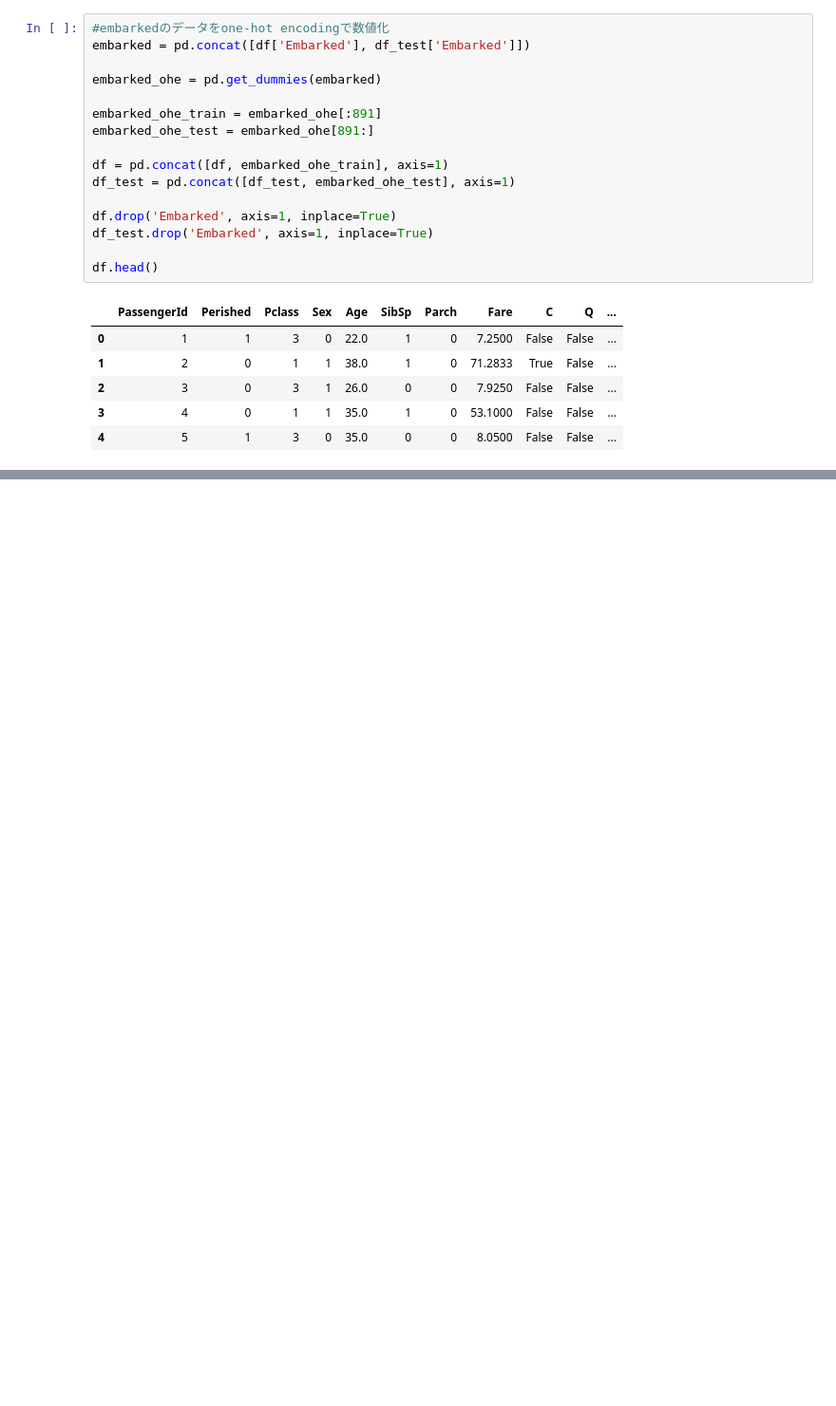
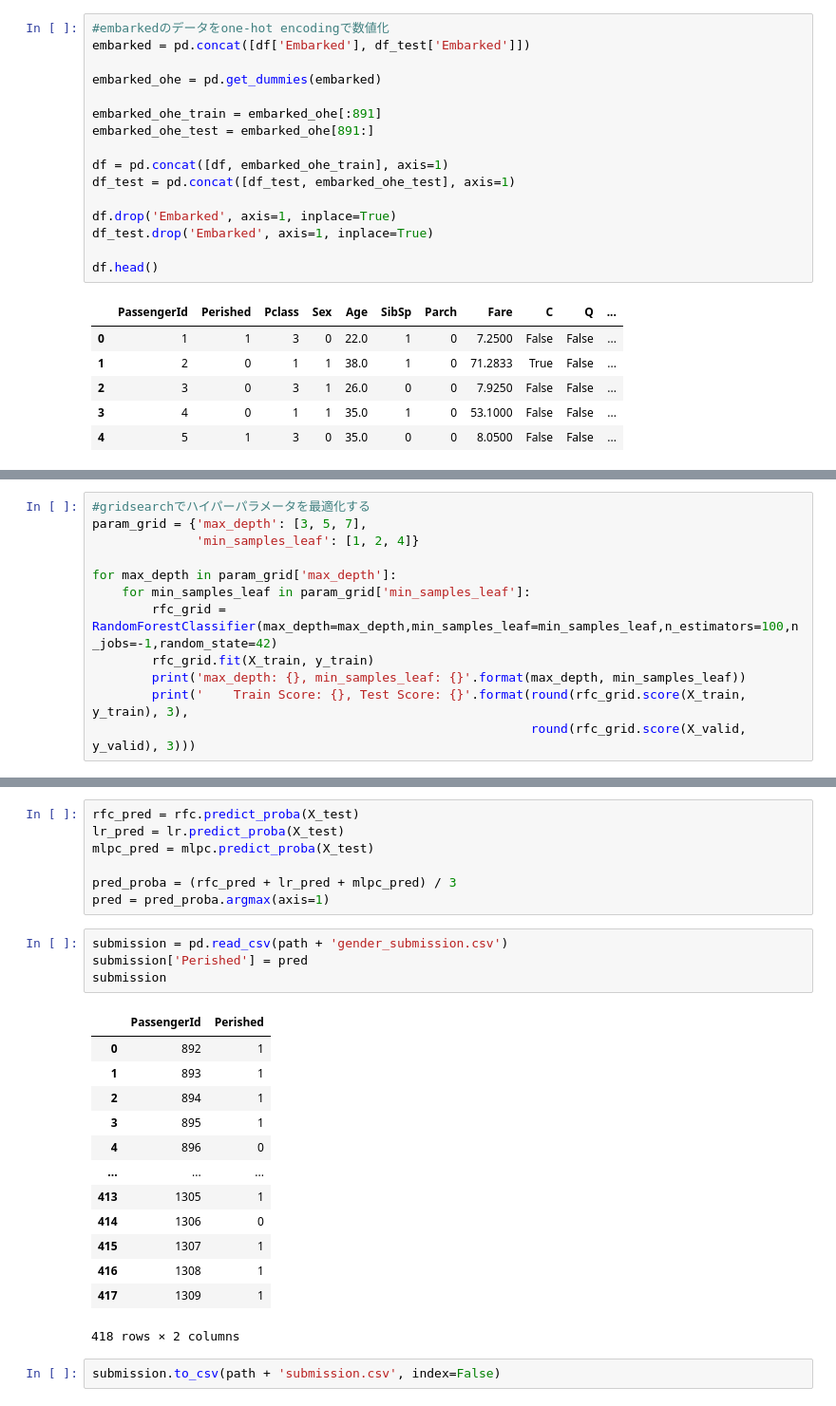
Before and after one commit to k-tatsuki/MLcompetition_Titanic, a Jupyter notebook: main.ipynb, the cells around one changed output, grey strips where cells are left out. Shown: that part at 95% size. Drawn from its saved outputs; the diff is of its cells as text; blank space fills up the shorter version.

```diff
--- a/main.ipynb
+++ b/main.ipynb
@@ -245,0 +266,12 @@ df.head()
+# %%
+#gridsearchでハイパーパラメータを最適化する
+param_grid = {'max_depth': [3, 5, 7],
+              'min_samples_leaf': [1, 2, 4]}
+
+for max_depth in param_grid['max_depth']:
+    for min_samples_leaf in param_grid['min_samples_leaf']:
+        rfc_grid = RandomForestClassifier(max_depth=max_depth,min_samples_leaf=min_samples_leaf,n_estimators=100,n_jobs=-1,random_state=42)
+        rfc_grid.fit(X_train, y_train)
+        print('max_depth: {}, min_samples_leaf: {}'.format(max_depth, min_samples_leaf))
+        print('    Train Score: {}, Test Score: {}'.format(round(rfc_grid.score(X_train, y_train), 3),
+                                                           round(rfc_grid.score(X_valid, y_valid), 3)))
@@ -245,0 +371,27 @@ df.head()
+# %%
+rfc_pred = rfc.predict_proba(X_test)
+lr_pred = lr.predict_proba(X_test)
+mlpc_pred = mlpc.predict_proba(X_test)
+
+pred_proba = (rfc_pred + lr_pred + mlpc_pred) / 3
+pred = pred_proba.argmax(axis=1)
+# %%
+submission = pd.read_csv(path + 'gender_submission.csv')
+submission['Perished'] = pred
+submission
+# %% [output]
+|  | PassengerId | Perished |
+| 0 | 892 | 1 |
+| 1 | 893 | 1 |
+| 2 | 894 | 1 |
+| 3 | 895 | 1 |
+| 4 | 896 | 0 |
+| ... | ... | ... |
+| 413 | 1305 | 1 |
+| 414 | 1306 | 0 |
+| 415 | 1307 | 1 |
+| 416 | 1308 | 1 |
+| 417 | 1309 | 1 |
+418 rows × 2 columns
+# %%
+submission.to_csv(path + 'submission.csv', index=False)
```
Also changed, not shown: parts of 13 cells of this notebook.
